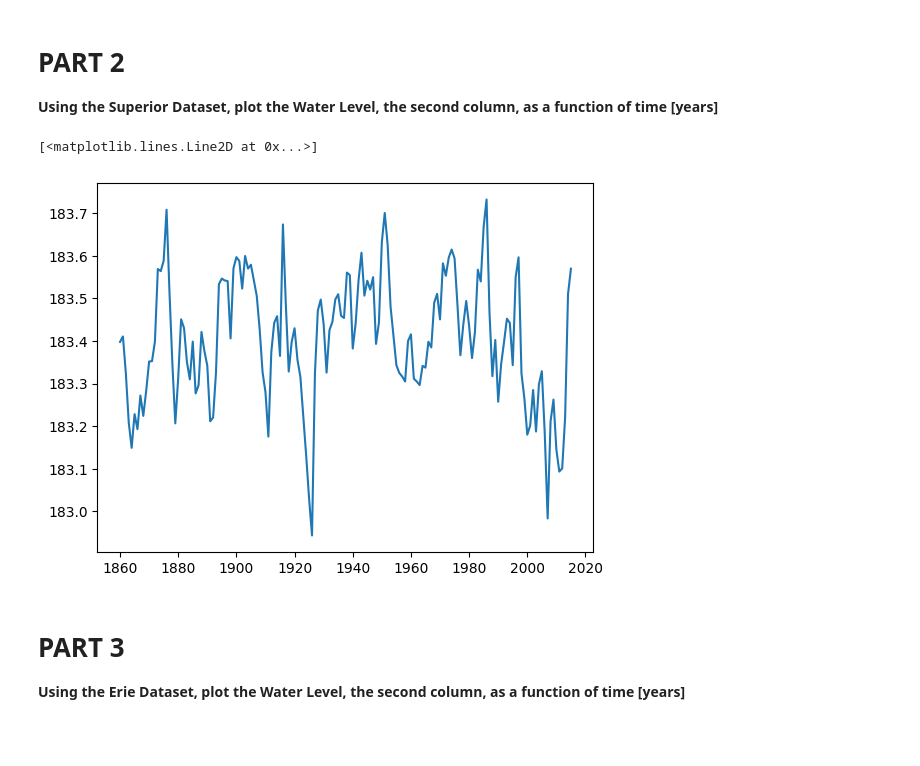
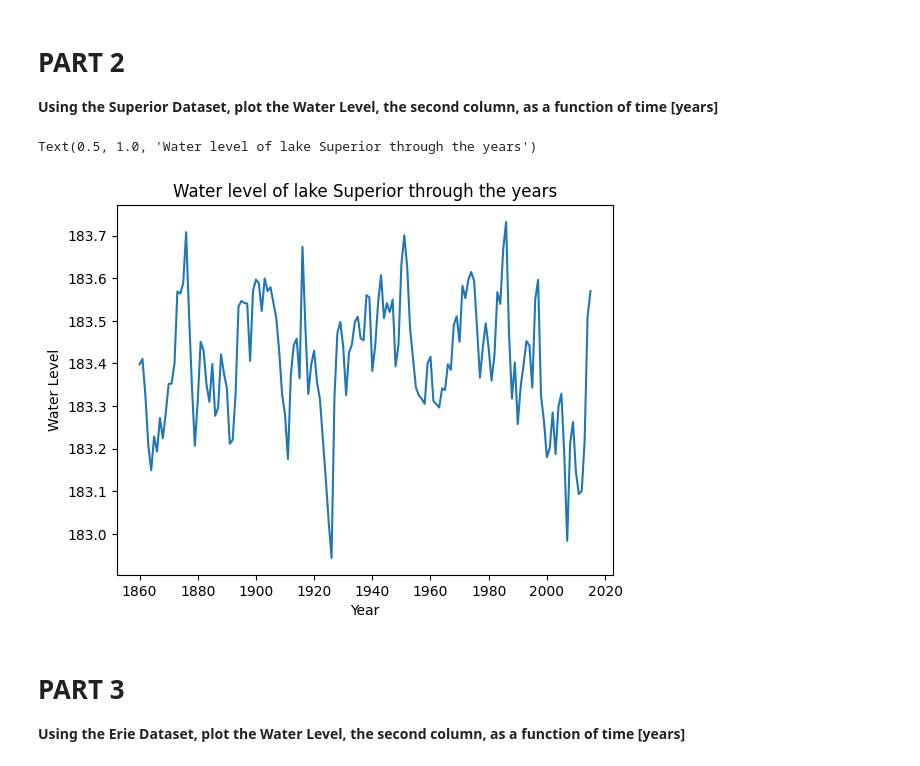
Before and after one commit to ksyron/CMSE202_Git_Started, a Jupyter notebook: Great_Lakes_and_Grand_River.ipynb, the cells around one changed output. Saved outputs shown, nothing was run; the diff lists cells and outputs as text; code cells hidden in the pictures; blank space fills up the shorter version.

```diff
--- a/Great_Lakes_and_Grand_River.ipynb
+++ b/Great_Lakes_and_Grand_River.ipynb
@@ -37,14 +37,14 @@ This notebook **might look very familiar!** It is based off a CMSE 201 assignmen
 # %%
 # Insert Code Here
 superior = pd.read_csv("~/CMSE202/repositories/CMSE202_Git_Started/data/sup.csv")
 superior.columns
 plt.plot(superior["Lake Superior annual averages"],superior["AnnAvg"])
 plt.xlabel("Year")
 plt.ylabel("Water Level")
-plt.title("Water level of lake Superious
+plt.title("Water level of lake Superior through the years")
 # %% [output]
-[<matplotlib.lines.Line2D at 0x...>]
+Text(0.5, 1.0, 'Water level of lake Superior through the years')
-[figure, old version]
+[figure, new version]
 # %% [markdown]
 # PART 3
 
```
